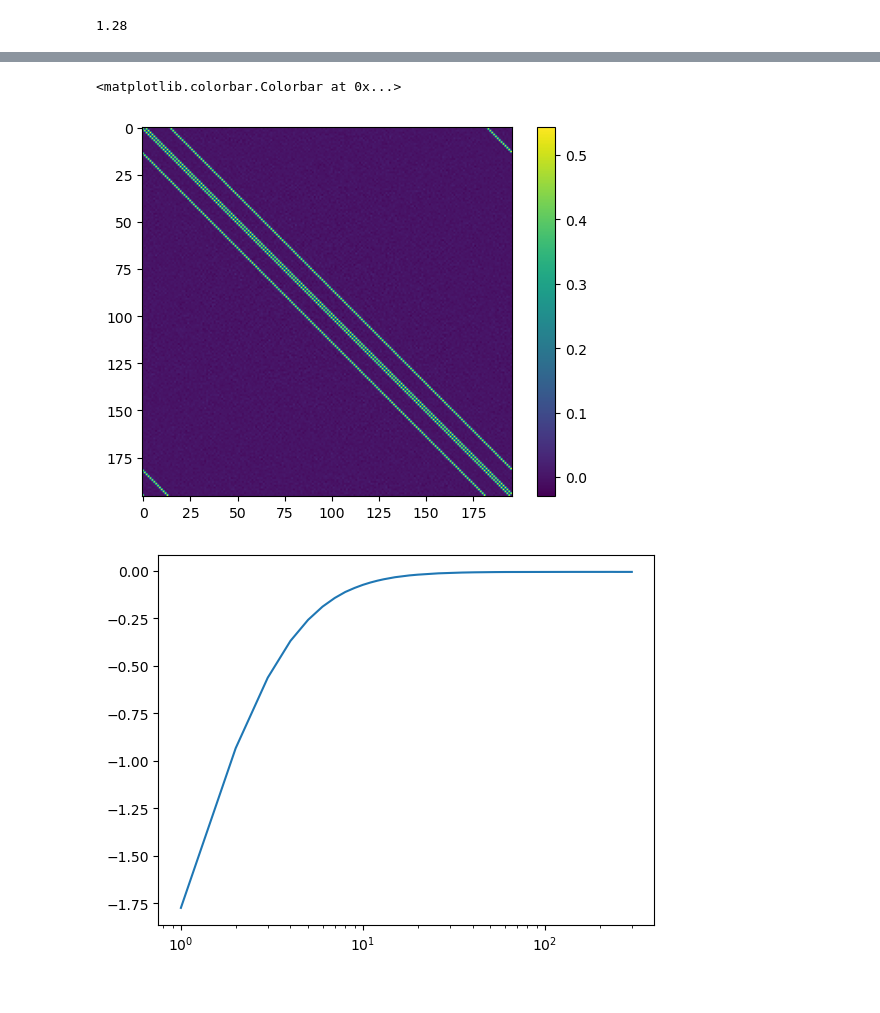
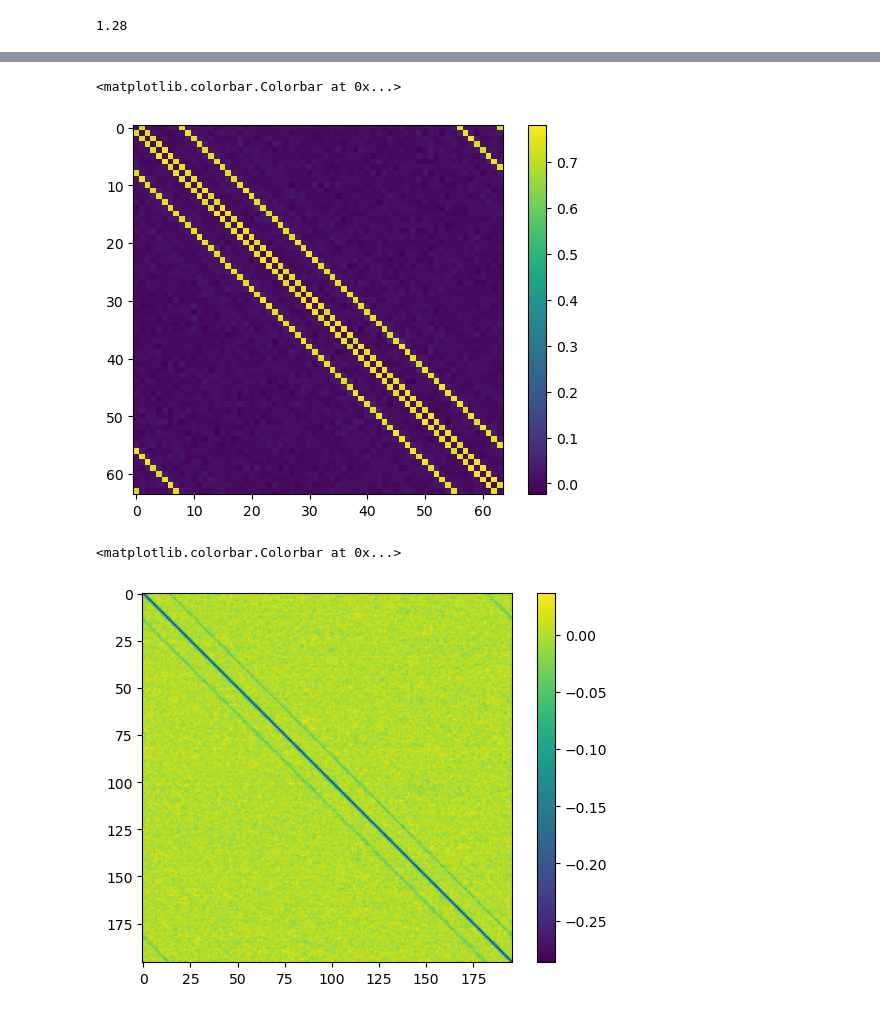
Before and after one commit to bsfn-0323/diffusion, a Jupyter notebook: gaussDiff_minimization.ipynb, the cells around one changed output, grey strips where cells are left out. Cells and saved outputs as stored; diff of their text form; code cells hidden in the pictures.

```diff
--- a/gaussDiff_minimization.ipynb
+++ b/gaussDiff_minimization.ipynb
@@ -20,14 +20,14 @@ def gen_noisy_data(x0,step,temp,dt,device = "cpu"):
     noisy_data = x0*exp_t + noise*std_t
     return noisy_data, -noise/std_t
 # %%
-L = 14
+L = 8
 N = L**2
-temp = 2.57
+temp = 2.320
 
 MCS = 200000
 P = 100000
 
-T = 2
+T = 1
 
 nSteps = 300
 dt = 0.02
@@ -87,5 +90,5 @@ plt.imshow(-Jtrue+np.diag(np.diag(Jtrue)) )
 plt.colorbar()
 # %% [output]
 <matplotlib.colorbar.Colorbar at 0x...>
-[figure, old version]
+[figure, new version]
 # %%
@@ -117,11 +120,14 @@ def backward(xT,A,g,temp,nSteps,dt,full_traj = False,device = "cpu"):
     return x_recon
 # %%
 A_optim = A.cpu().detach()
-g_optim = g.cpu().detach().reshape(nSteps)
-plt.plot([*range(1,1+nSteps)],g_optim.numpy())
+G_optim = G.cpu().detach()
+#plt.plot([*range(1,1+nSteps)],g_optim.numpy())
 #plt.axvline(np.log(N))
-plt.xscale("log")
+#plt.xscale("log")
+plt.imshow(G_optim[10])
+plt.colorbar()
 # %% [output]
+<matplotlib.colorbar.Colorbar at 0x...>
-[figure, old version]
+[figure, new version]
 # %%
 xT = np.sqrt(T)*torch.randn((P,N))
```
Also changed, not shown: parts of 10 cells of this notebook, 3 other files.
